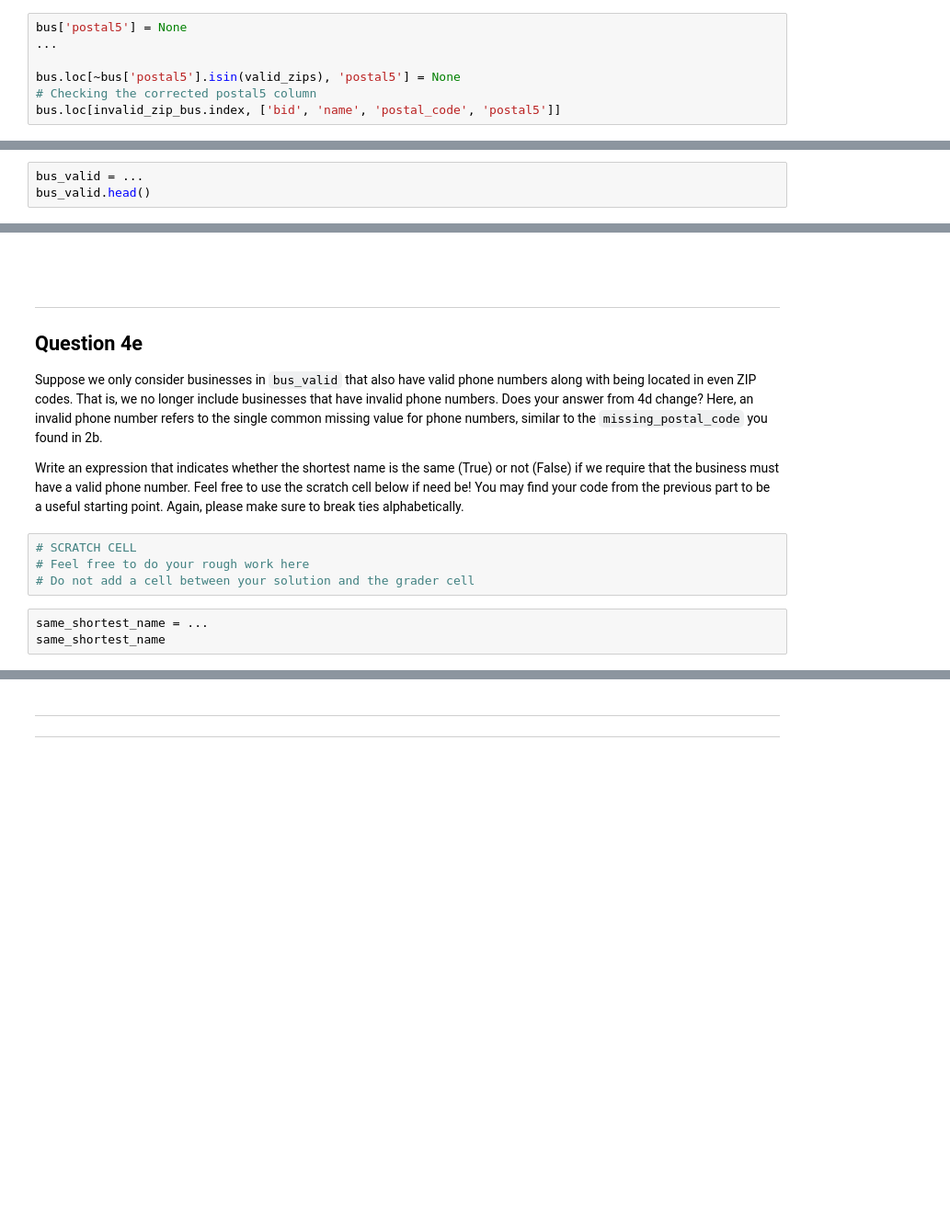
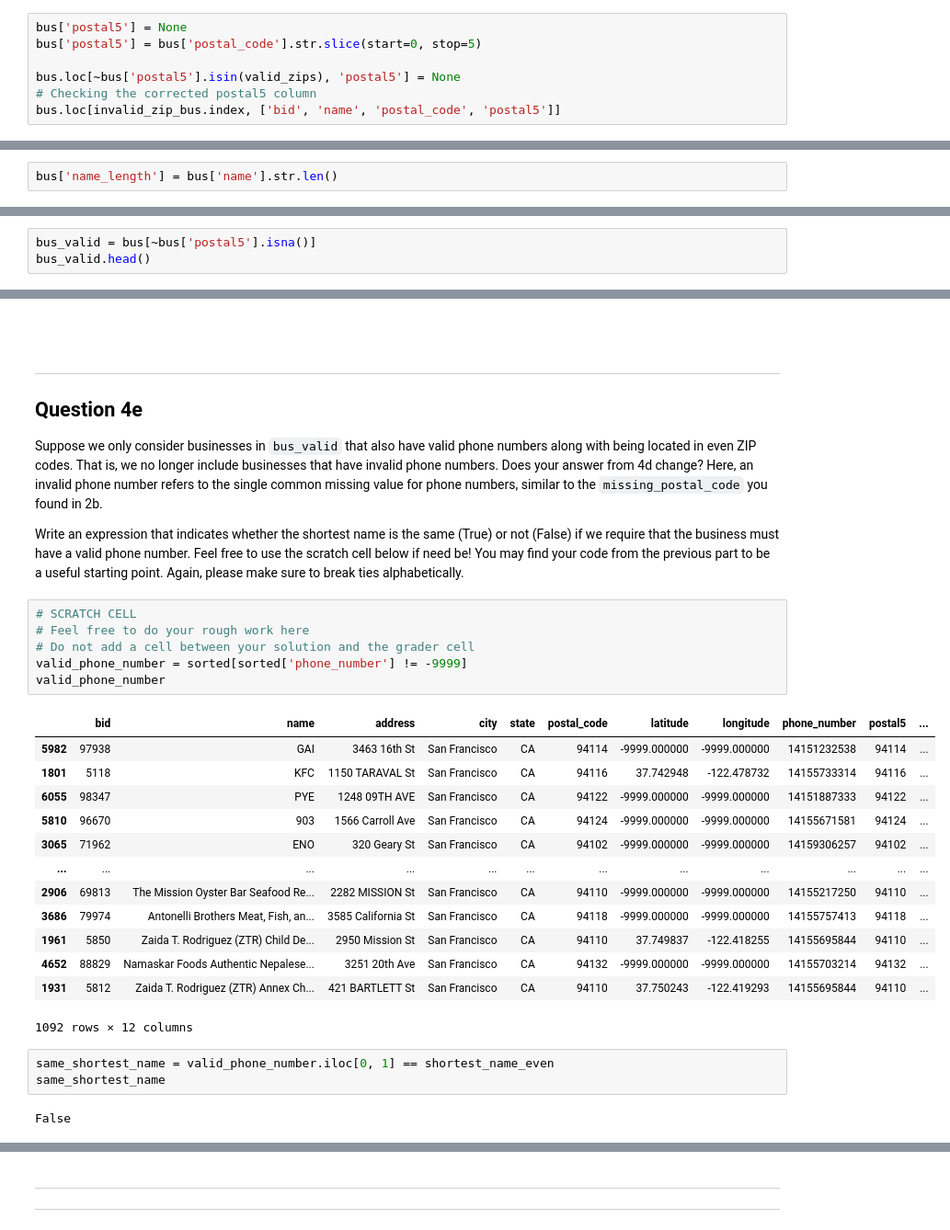
Before and after one commit to YeHuodeShenMing/DS-100, a Jupyter notebook: hw/hw02A/hw02A.ipynb, the cells around one changed output, grey strips where cells are left out. Shown at 92% size. Cells and saved outputs as stored; diff of their text form; blank space fills up the shorter version.

```diff
--- a/hw/hw02A/hw02A.ipynb
+++ b/hw/hw02A/hw02A.ipynb
@@ -544,7 +611,7 @@ Then, for any of the `postal5` ZIP code entries that were not a valid San Franci
 **Do not modify the provided code! Simply add your own code in place of the ellipses.**
 # %%
 bus['postal5'] = None
-...
+bus['postal5'] = bus['postal_code'].str.slice(start=0, stop=5)
 
 bus.loc[~bus['postal5'].isin(valid_zips), 'postal5'] = None
 # Checking the corrected postal5 column
@@ -671,2 +828,4 @@ First, create a new column `name_length` that stores the length of the `name` of
+# %%
+bus['name_length'] = bus['name'].str.len()
 # %%
 grader.check("q4a")
@@ -681,5 +842,5 @@ To work the 5-digit ZIP codes and check whether they are even or odd, we need to
 # %%
 help(pd.isna)
 # %%
-bus_valid = ...
+bus_valid = bus[~bus['postal5'].isna()]
 bus_valid.head()
@@ -733,9 +917,27 @@ Write an expression that indicates whether the shortest name is the same (True)
 # %%
 # SCRATCH CELL
 # Feel free to do your rough work here
 # Do not add a cell between your solution and the grader cell
+valid_phone_number = sorted[sorted['phone_number'] != -9999]
+valid_phone_number
+# %% [output]
+|  | bid | name | address | city | state | postal_code | latitude | longitude | phone_number | postal5 | ... |
+| 5982 | 97938 | GAI | 3463 16th St | San Francisco | CA | 94114 | -9999.000000 | -9999.000000 | 14151232538 | 94114 | ... |
+| 1801 | 5118 | KFC | 1150 TARAVAL St | San Francisco | CA | 94116 | 37.742948 | -122.478732 | 14155733314 | 94116 | ... |
+| 6055 | 98347 | PYE | 1248 09TH AVE | San Francisco | CA | 94122 | -9999.000000 | -9999.000000 | 14151887333 | 94122 | ... |
+| 5810 | 96670 | 903 | 1566 Carroll Ave | San Francisco | CA | 94124 | -9999.000000 | -9999.000000 | 14155671581 | 94124 | ... |
+| 3065 | 71962 | ENO | 320 Geary St | San Francisco | CA | 94102 | -9999.000000 | -9999.000000 | 14159306257 | 94102 | ... |
+| ... | ... | ... | ... | ... | ... | ... | ... | ... | ... | ... | ... |
+| 2906 | 69813 | The Mission Oyster Bar Seafood Re... | 2282 MISSION St | San Francisco | CA | 94110 | -9999.000000 | -9999.000000 | 14155217250 | 94110 | ... |
+| 3686 | 79974 | Antonelli Brothers Meat, Fish, an... | 3585 California St | San Francisco | CA | 94118 | -9999.000000 | -9999.000000 | 14155757413 | 94118 | ... |
+| 1961 | 5850 | Zaida T. Rodriguez (ZTR) Child De... | 2950 Mission St | San Francisco | CA | 94110 | 37.749837 | -122.418255 | 14155695844 | 94110 | ... |
+| 4652 | 88829 | Namaskar Foods Authentic Nepalese... | 3251 20th Ave | San Francisco | CA | 94132 | -9999.000000 | -9999.000000 | 14155703214 | 94132 | ... |
+| 1931 | 5812 | Zaida T. Rodriguez (ZTR) Annex Ch... | 421 BARTLETT St | San Francisco | CA | 94110 | 37.750243 | -122.419293 | 14155695844 | 94110 | ... |
+1092 rows × 12 columns
-# %%
-same_shortest_name = ...
-same_shortest_name
+# %%
+same_shortest_name = valid_phone_number.iloc[0, 1] == shortest_name_even
+same_shortest_name
+# %% [output]
+False
 # %%
 grader.check("q4e")
```
Also changed, not shown: parts of 45 cells of this notebook, 1 other file.
